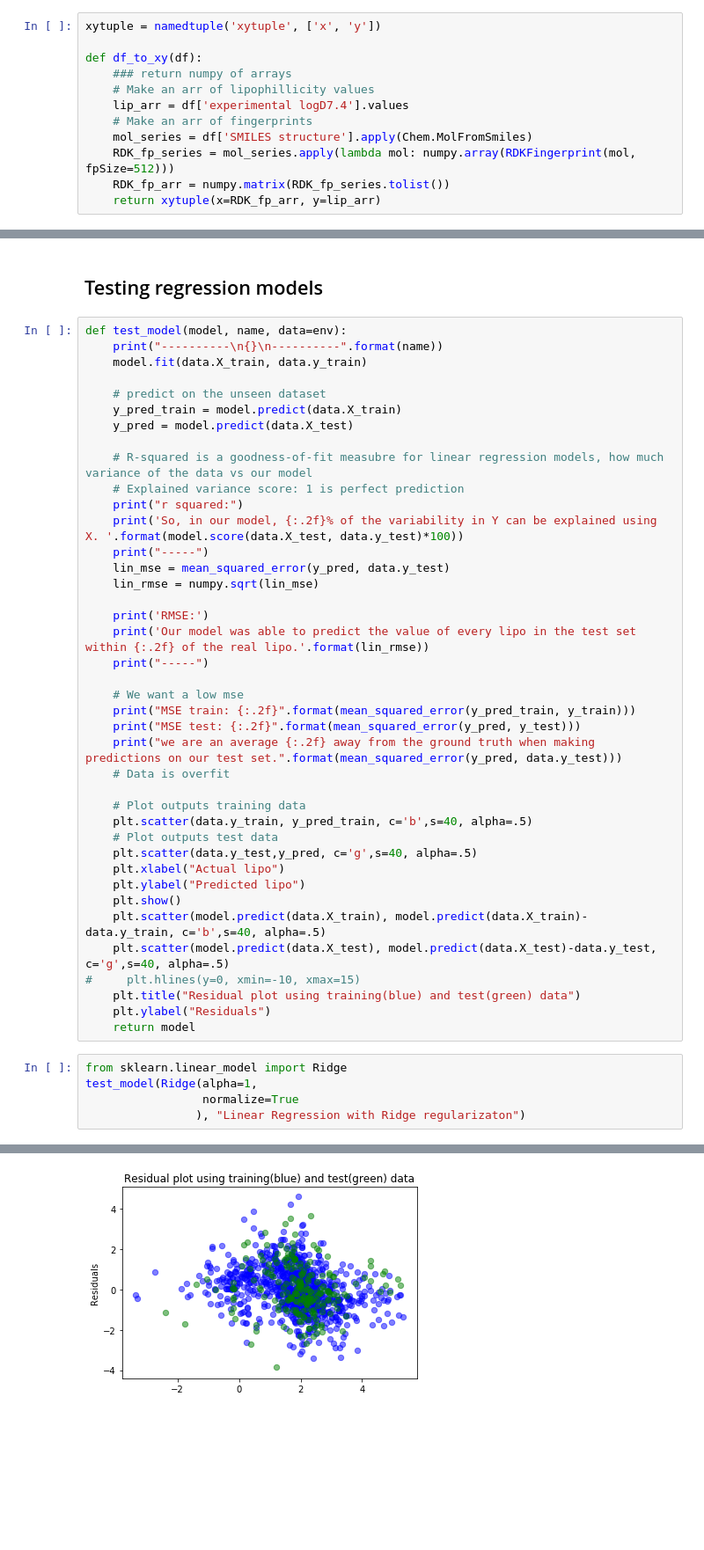
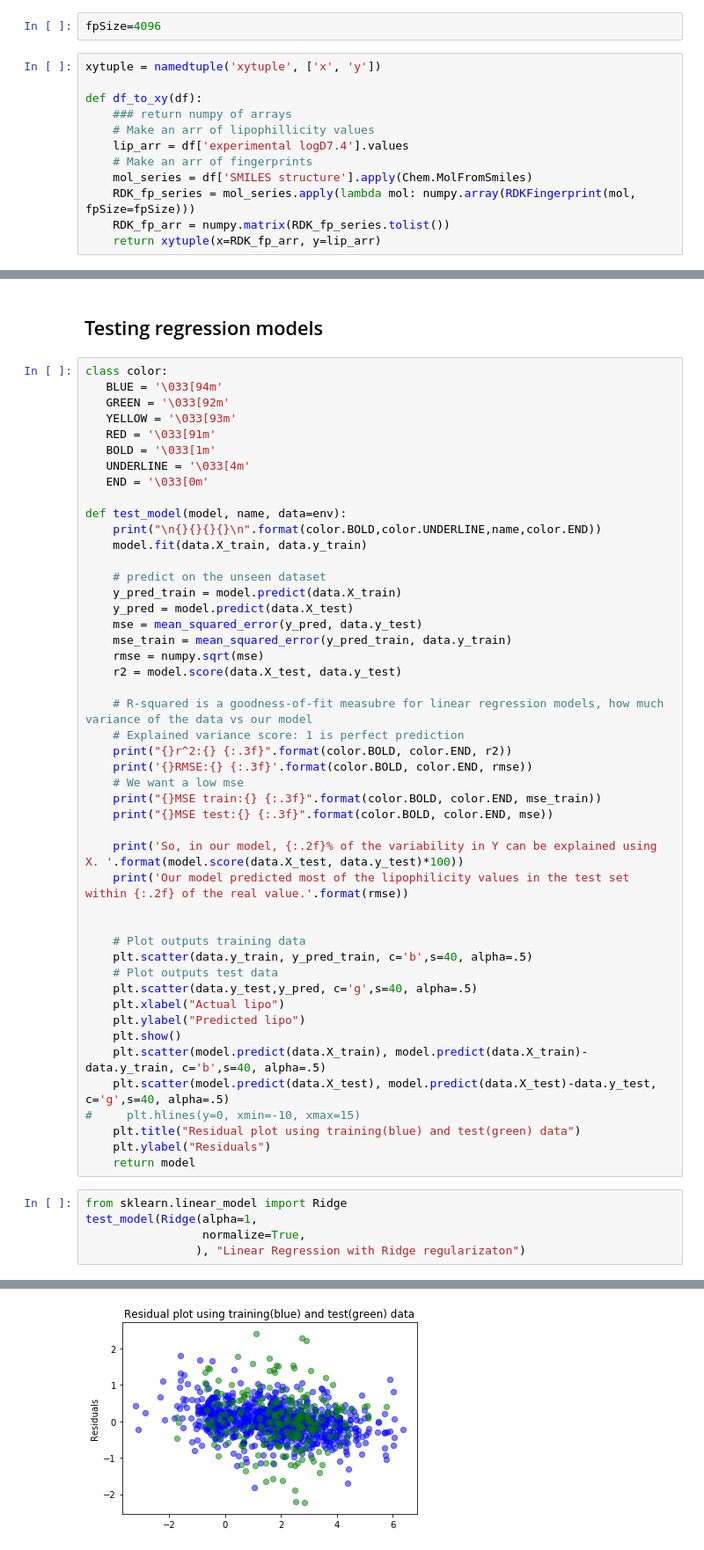
Before and after one commit to cfu288/ml-predict-lipohpillicity, a Jupyter notebook: main.ipynb, the cells around one changed output, grey strips where cells are left out. Shown at 88% size. Drawn from its saved outputs; the diff is of its cells as text; blank space fills up the shorter version.

Commit message:
cleaned up formatting

```diff
--- a/main.ipynb
+++ b/main.ipynb
@@ -70,6 +70,8 @@ molecule
 [figure]
 # %% [markdown]
 ## Back to working with training_set
+# %%
+fpSize=4096
 # %%
 xytuple = namedtuple('xytuple', ['x', 'y'])
 
@@ -79,7 +81,7 @@ def df_to_xy(df):
     lip_arr = df['experimental logD7.4'].values
     # Make an arr of fingerprints
     mol_series = df['SMILES structure'].apply(Chem.MolFromSmiles)
-    RDK_fp_series = mol_series.apply(lambda mol: numpy.array(RDKFingerprint(mol, fpSize=512)))
+    RDK_fp_series = mol_series.apply(lambda mol: numpy.array(RDKFingerprint(mol, fpSize=fpSize)))
     RDK_fp_arr = numpy.matrix(RDK_fp_series.tolist())
     return xytuple(x=RDK_fp_arr, y=lip_arr)
 # %%
@@ -104,31 +106,38 @@ env = enviorment_data(X_train=X_train_std, y_train=y_train, X_test=X_test_std, y
 # %% [markdown]
 ## Testing regression models
 # %%
+class color:
+   BLUE = '\033[94m'
+   GREEN = '\033[92m'
+   YELLOW = '\033[93m'
+   RED = '\033[91m'
+   BOLD = '\033[1m'
+   UNDERLINE = '\033[4m'
+   END = '\033[0m'
+
 def test_model(model, name, data=env):
-    print("----------\n{}\n----------".format(name))
+    print("\n{}{}{}{}\n".format(color.BOLD,color.UNDERLINE,name,color.END))
     model.fit(data.X_train, data.y_train)
 
     # predict on the unseen dataset
     y_pred_train = model.predict(data.X_train)
     y_pred = model.predict(data.X_test)
+    mse = mean_squared_error(y_pred, data.y_test)
+    mse_train = mean_squared_error(y_pred_train, data.y_train)
+    rmse = numpy.sqrt(mse)
+    r2 = model.score(data.X_test, data.y_test)
 
     # R-squared is a goodness-of-fit measubre for linear regression models, how much variance of the data vs our model
     # Explained variance score: 1 is perfect prediction
-    print("r squared:")
+    print("{}r^2:{} {:.3f}".format(color.BOLD, color.END, r2))
+    print('{}RMSE:{} {:.3f}'.format(color.BOLD, color.END, rmse))
+    # We want a low mse
+    print("{}MSE train:{} {:.3f}".format(color.BOLD, color.END, mse_train))
+    print("{}MSE test:{} {:.3f}".format(color.BOLD, color.END, mse))
+
     print('So, in our model, {:.2f}% of the variability in Y can be explained using X. '.format(model.score(data.X_test, data.y_test)*100))
-    print("-----")
-    lin_mse = mean_squared_error(y_pred, data.y_test)
-    lin_rmse = numpy.sqrt(lin_mse)
+    print('Our model predicted most of the lipophilicity values in the test set within {:.2f} of the real value.'.format(rmse))
 
-    print('RMSE:')
-    print('Our model was able to predict the value of every lipo in the test set within {:.2f} of the real lipo.'.format(lin_rmse))
-    print("-----")
-
-    # We want a low mse
-    print("MSE train: {:.2f}".format(mean_squared_error(y_pred_train, y_train)))
-    print("MSE test: {:.2f}".format(mean_squared_error(y_pred, y_test)))
-    print("we are an average {:.2f} away from the ground truth when making predictions on our test set.".format(mean_squared_error(y_pred, data.y_test)))
-    # Data is overfit
 
     # Plot outputs training data
     plt.scatter(data.y_train, y_pred_train, c='b',s=40, alpha=.5)
@@ -146,6 +155,6 @@ def test_model(model, name, data=env):
 # %%
 from sklearn.linear_model import Ridge
 test_model(Ridge(alpha=1,
-                 normalize=True
+                 normalize=True,
                 ), "Linear Regression with Ridge regularizaton")
 # %% [output]
@@ -165,6 +170,6 @@ we are an average 1.48 away from the ground truth when making predictions on our
 Ridge(alpha=1, copy_X=True, fit_intercept=True, max_iter=None, normalize=True,
    random_state=None, solver='auto', tol=0.001)
-[figure, old version]
+[figure, new version]
 # %%
 from sklearn.linear_model import Lasso
 model = test_model(Lasso(alpha=.001,# constant that multiplies L1 term
```
Also changed, not shown: parts of 4 cells of this notebook.
